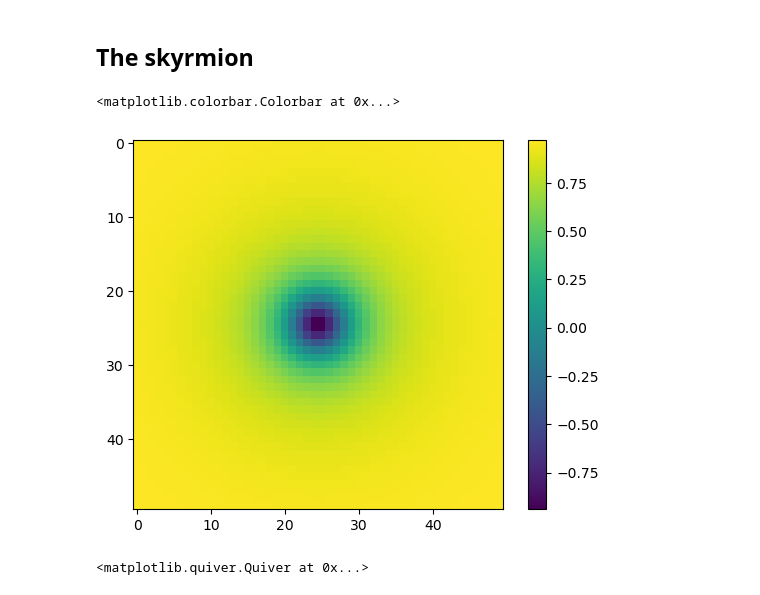
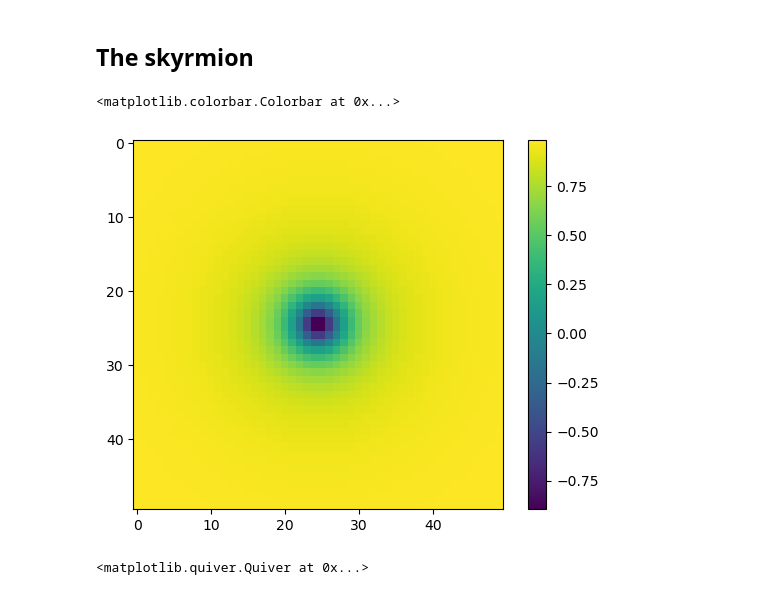
Before and after one commit to jan-chelmecki/skyrmion-tunnelling, a Jupyter notebook: instanton.ipynb, the cells around one changed output. Cells and saved outputs as stored; diff of their text form; code cells hidden in the pictures.

```diff
--- a/instanton.ipynb
+++ b/instanton.ipynb
@@ -32,12 +32,12 @@ def skyrmion_ansatz(b, nx, ny):
     return n
 #end
 # %%
-n = skyrmion_ansatz(4.0, 50,50)
+n = skyrmion_ansatz(3.0, 50,50)
 plt.imshow(n[2,:,:])
 plt.colorbar()
 # %% [output]
 <matplotlib.colorbar.Colorbar at 0x...>
-[figure, old version]
+[figure, new version]
 # %%
 plt.quiver(n[1,:,:], n[0,:,:])
 # %% [output]
```
Also changed, not shown: parts of 3 cells of this notebook.
